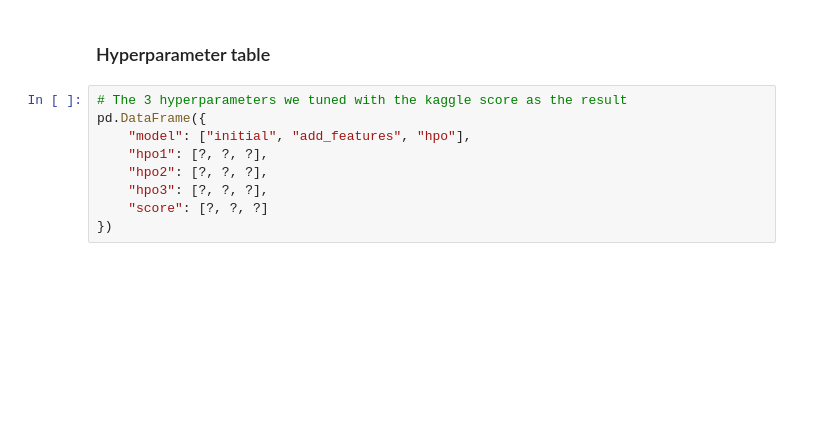
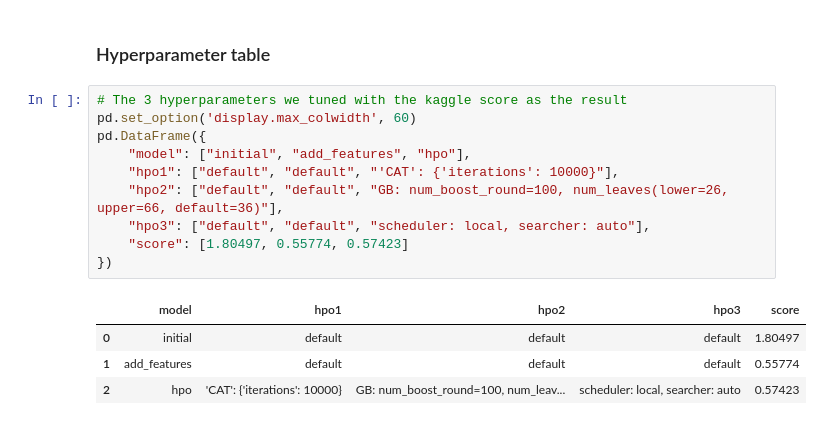
Before and after one commit to RamyGendy/cd0385-project-starter, a Jupyter notebook: project/project-template.ipynb, the cells around one changed output. Saved outputs shown, nothing was run; the diff lists cells and outputs as text; blank space fills up the shorter version.

```diff
--- a/project/project-template.ipynb
+++ b/project/project-template.ipynb
@@ -691,10 +697,16 @@ fig.savefig('model_test_score.png')
 ### Hyperparameter table
 # %%
 # The 3 hyperparameters we tuned with the kaggle score as the result
+pd.set_option('display.max_colwidth', 60)
 pd.DataFrame({
     "model": ["initial", "add_features", "hpo"],
-    "hpo1": [?, ?, ?],
-    "hpo2": [?, ?, ?],
-    "hpo3": [?, ?, ?],
-    "score": [?, ?, ?]
+    "hpo1": ["default", "default", "'CAT': {'iterations': 10000}"],
+    "hpo2": ["default", "default", "GB: num_boost_round=100, num_leaves(lower=26, upper=66, default=36)"],
+    "hpo3": ["default", "default", "scheduler: local, searcher: auto"],
+    "score": [1.80497, 0.55774, 0.57423]
 })
+# %% [output]
+|  | model | hpo1 | hpo2 | hpo3 | score |
+| 0 | initial | default | default | default | 1.80497 |
+| 1 | add_features | default | default | default | 0.55774 |
+| 2 | hpo | 'CAT': {'iterations': 10000} | GB: num_boost_round=100, num_leav... | scheduler: local, searcher: auto | 0.57423 |
```
Also changed, not shown: parts of 29 cells of this notebook, 12 other files.
